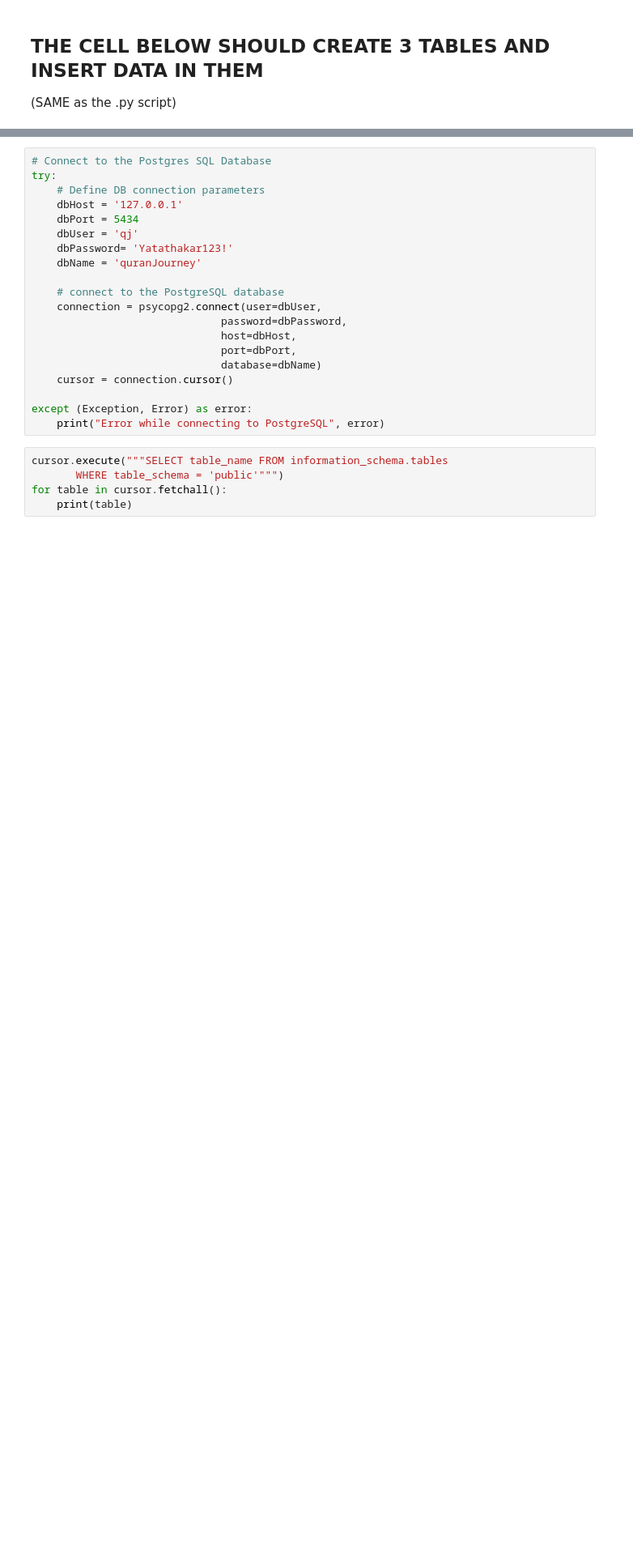
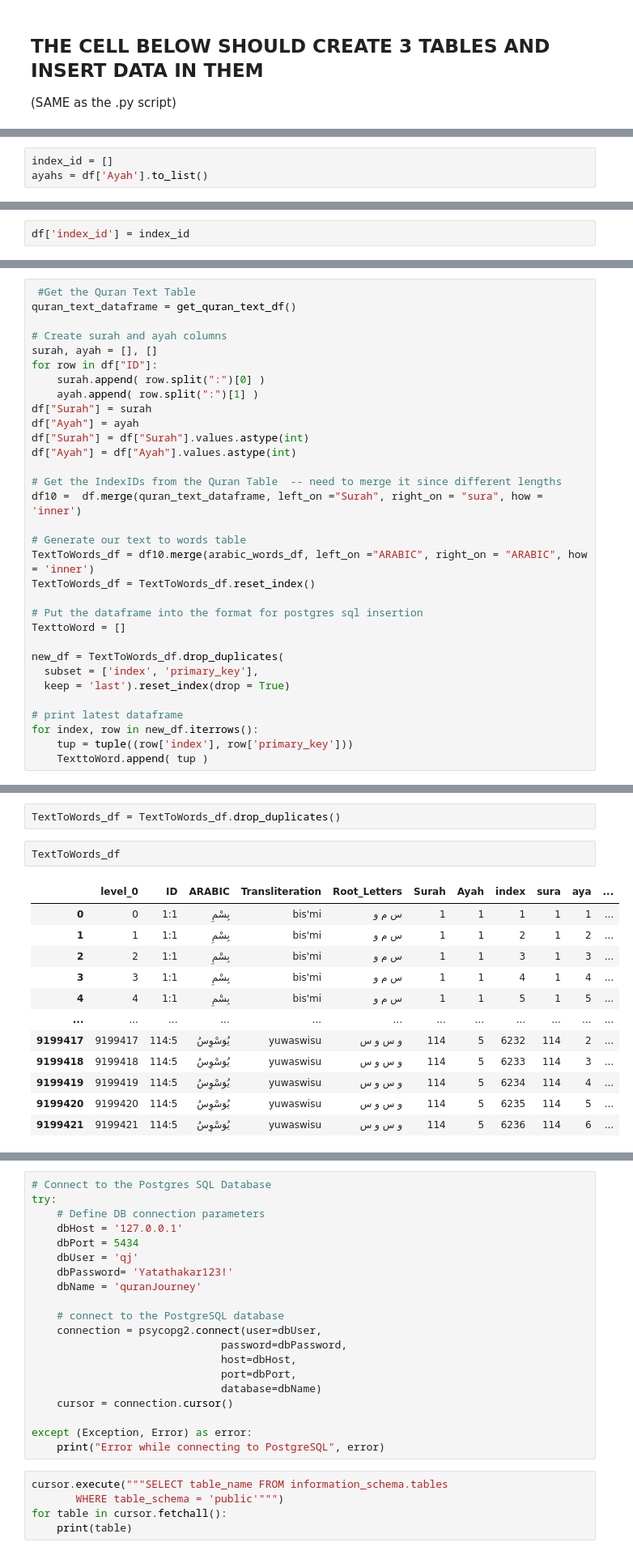
Before and after one commit to Quran-Journey/roots, a Jupyter notebook: db/Inserting TextToWord Table.ipynb, the cells around one changed output, grey strips where cells are left out. Shown at 81% size. Drawn from its saved outputs; the diff is of its cells as text; blank space fills up the shorter version.

Commit message:
Fixing TextToWords Database Issues

```diff
--- a/db/Inserting TextToWord Table.ipynb
+++ b/db/Inserting TextToWord Table.ipynb
@@ -178,0 +190,3 @@ PostgreSQL connection is closed
+# %%
+index_id = []
+ayahs = df['Ayah'].to_list()
@@ -178,0 +202,2 @@ PostgreSQL connection is closed
+# %%
+df['index_id'] = index_id
@@ -178,0 +262,32 @@ PostgreSQL connection is closed
+# %%
+ #Get the Quran Text Table
+quran_text_dataframe = get_quran_text_df()
+
+# Create surah and ayah columns
+surah, ayah = [], []
+for row in df["ID"]:
+    surah.append( row.split(":")[0] )
+    ayah.append( row.split(":")[1] )
+df["Surah"] = surah
+df["Ayah"] = ayah
+df["Surah"] = df["Surah"].values.astype(int)
+df["Ayah"] = df["Ayah"].values.astype(int)
+
+# Get the IndexIDs from the Quran Table  -- need to merge it since different lengths
+df10 =  df.merge(quran_text_dataframe, left_on ="Surah", right_on = "sura", how = 'inner')
+
+# Generate our text to words table
+TextToWords_df = df10.merge(arabic_words_df, left_on ="ARABIC", right_on = "ARABIC", how = 'inner')
+TextToWords_df = TextToWords_df.reset_index()
+
+# Put the dataframe into the format for postgres sql insertion
+TexttoWord = []
+
+new_df = TextToWords_df.drop_duplicates(
+  subset = ['index', 'primary_key'],
+  keep = 'last').reset_index(drop = True)
+
+# print latest dataframe
+for index, row in new_df.iterrows():
+    tup = tuple((row['index'], row['primary_key']))
+    TexttoWord.append( tup )
@@ -178,0 +309,17 @@ PostgreSQL connection is closed
+# %%
+TextToWords_df = TextToWords_df.drop_duplicates()
+# %%
+TextToWords_df
+# %% [output]
+|  | level_0 | ID | ARABIC | Transliteration | Root_Letters | Surah | Ayah | index | sura | aya | ... |
+| 0 | 0 | 1:1 | بِسْمِ | bis'mi | س م و | 1 | 1 | 1 | 1 | 1 | ... |
+| 1 | 1 | 1:1 | بِسْمِ | bis'mi | س م و | 1 | 1 | 2 | 1 | 2 | ... |
+| 2 | 2 | 1:1 | بِسْمِ | bis'mi | س م و | 1 | 1 | 3 | 1 | 3 | ... |
+| 3 | 3 | 1:1 | بِسْمِ | bis'mi | س م و | 1 | 1 | 4 | 1 | 4 | ... |
+| 4 | 4 | 1:1 | بِسْمِ | bis'mi | س م و | 1 | 1 | 5 | 1 | 5 | ... |
+| ... | ... | ... | ... | ... | ... | ... | ... | ... | ... | ... | ... |
+| 9199417 | 9199417 | 114:5 | يُوَسْوِسُ | yuwaswisu | و س و س | 114 | 5 | 6232 | 114 | 2 | ... |
+| 9199418 | 9199418 | 114:5 | يُوَسْوِسُ | yuwaswisu | و س و س | 114 | 5 | 6233 | 114 | 3 | ... |
+| 9199419 | 9199419 | 114:5 | يُوَسْوِسُ | yuwaswisu | و س و س | 114 | 5 | 6234 | 114 | 4 | ... |
+| 9199420 | 9199420 | 114:5 | يُوَسْوِسُ | yuwaswisu | و س و س | 114 | 5 | 6235 | 114 | 5 | ... |
+| 9199421 | 9199421 | 114:5 | يُوَسْوِسُ | yuwaswisu | و س و س | 114 | 5 | 6236 | 114 | 6 | ... |
```
Also changed, not shown: parts of 32 cells of this notebook, 4 other files.
